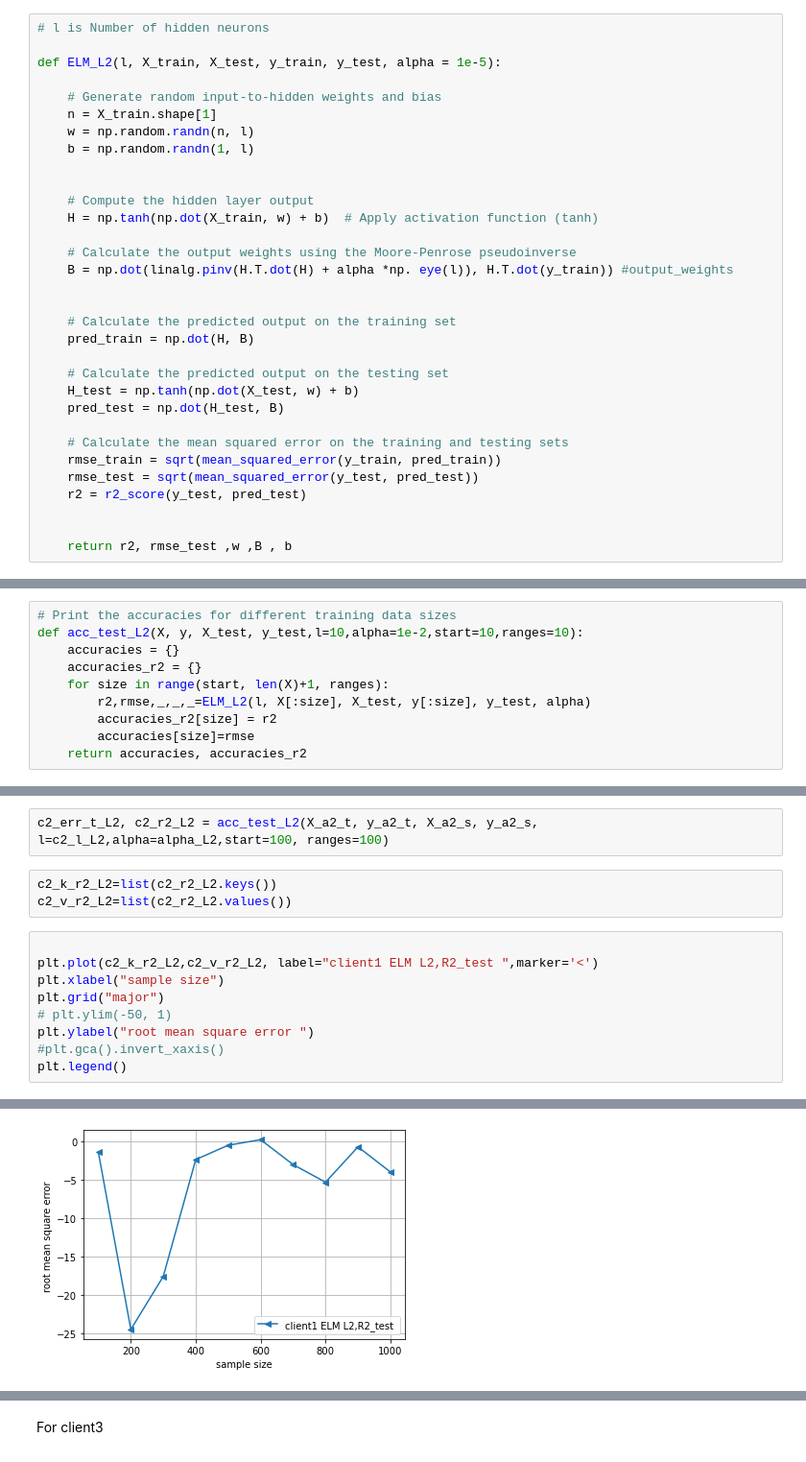
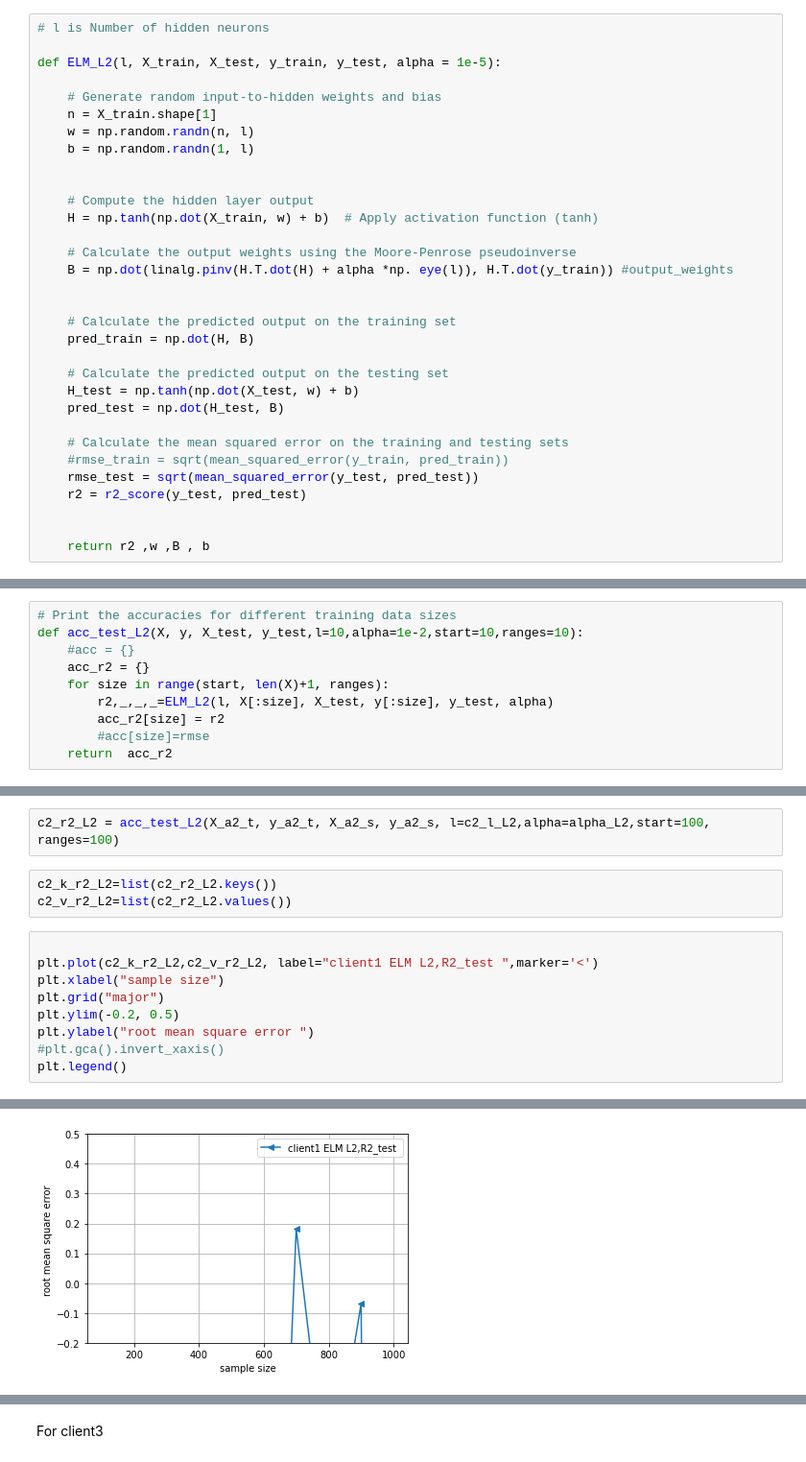
Before and after one commit to tamiratGit/FedELM, a Jupyter notebook: plote_ELM_R2_sampleSize.ipynb, the cells around one changed output, grey strips where cells are left out. Shown at 96% size. Cells and saved outputs as stored; diff of their text form.

```diff
--- a/plote_ELM_R2_sampleSize.ipynb
+++ b/plote_ELM_R2_sampleSize.ipynb
@@ -50,12 +50,12 @@ def ELM_L2(l, X_train, X_test, y_train, y_test, alpha = 1e-5):
     pred_test = np.dot(H_test, B)
 
     # Calculate the mean squared error on the training and testing sets
-    rmse_train = sqrt(mean_squared_error(y_train, pred_train))
+    #rmse_train = sqrt(mean_squared_error(y_train, pred_train))
     rmse_test = sqrt(mean_squared_error(y_test, pred_test))
     r2 = r2_score(y_test, pred_test)
 
 
-    return r2, rmse_test ,w ,B , b
+    return r2 ,w ,B , b
 # %% [markdown]
 The root mean square error (RMSE) measures the average difference between a statistical model's predicted values and the actual values. Mathematically, it is the standard deviation of the residuals. Residuals represent the distance between the regression line and the data points.
 # %%
@@ -69,13 +69,13 @@ c1_par_L2.files
 # %%
 # Print the accuracies for different training data sizes
 def acc_test_L2(X, y, X_test, y_test,l=10,alpha=1e-2,start=10,ranges=10):
-    accuracies = {}
-    accuracies_r2 = {}
+    #acc = {}
+    acc_r2 = {}
     for size in range(start, len(X)+1, ranges):
-        r2,rmse,_,_,_=ELM_L2(l, X[:size], X_test, y[:size], y_test, alpha)
-        accuracies_r2[size] = r2
-        accuracies[size]=rmse
-    return accuracies, accuracies_r2
+        r2,_,_,_=ELM_L2(l, X[:size], X_test, y[:size], y_test, alpha)
+        acc_r2[size] = r2
+        #acc[size]=rmse
+    return  acc_r2
 # %% [markdown]
 # Print the accuracies for different training data sizes
 def acc_test_bias(X,y,l=10,start=10, ranges=10):
@@ -124,19 +124,19 @@ For client2
 c2_l_L2= int(c2_par_L2["n_nuerons"]) # l is Number of hidden neurons
 c2_alpha_L2= float(c2_par_L2["reg_cof"])
 # %%
-c2_err_t_L2, c2_r2_L2 = acc_test_L2(X_a2_t, y_a2_t, X_a2_s, y_a2_s, l=c2_l_L2,alpha=alpha_L2,start=100, ranges=100)
+c2_r2_L2 = acc_test_L2(X_a2_t, y_a2_t, X_a2_s, y_a2_s, l=c2_l_L2,alpha=alpha_L2,start=100, ranges=100)
 # %%
 c2_k_r2_L2=list(c2_r2_L2.keys())
 c2_v_r2_L2=list(c2_r2_L2.values())
 # %%
 
 plt.plot(c2_k_r2_L2,c2_v_r2_L2, label="client1 ELM L2,R2_test ",marker='<')
 plt.xlabel("sample size")
 plt.grid("major")
-# plt.ylim(-50, 1)
+plt.ylim(-0.2, 0.5)
 plt.ylabel("root mean square error ")
 #plt.gca().invert_xaxis()
 plt.legend()
 # %% [output]
 <matplotlib.legend.Legend at 0x...>
-[figure, old version]
+[figure, new version]
```
Also changed, not shown: parts of 10 cells of this notebook, 1 other file.
